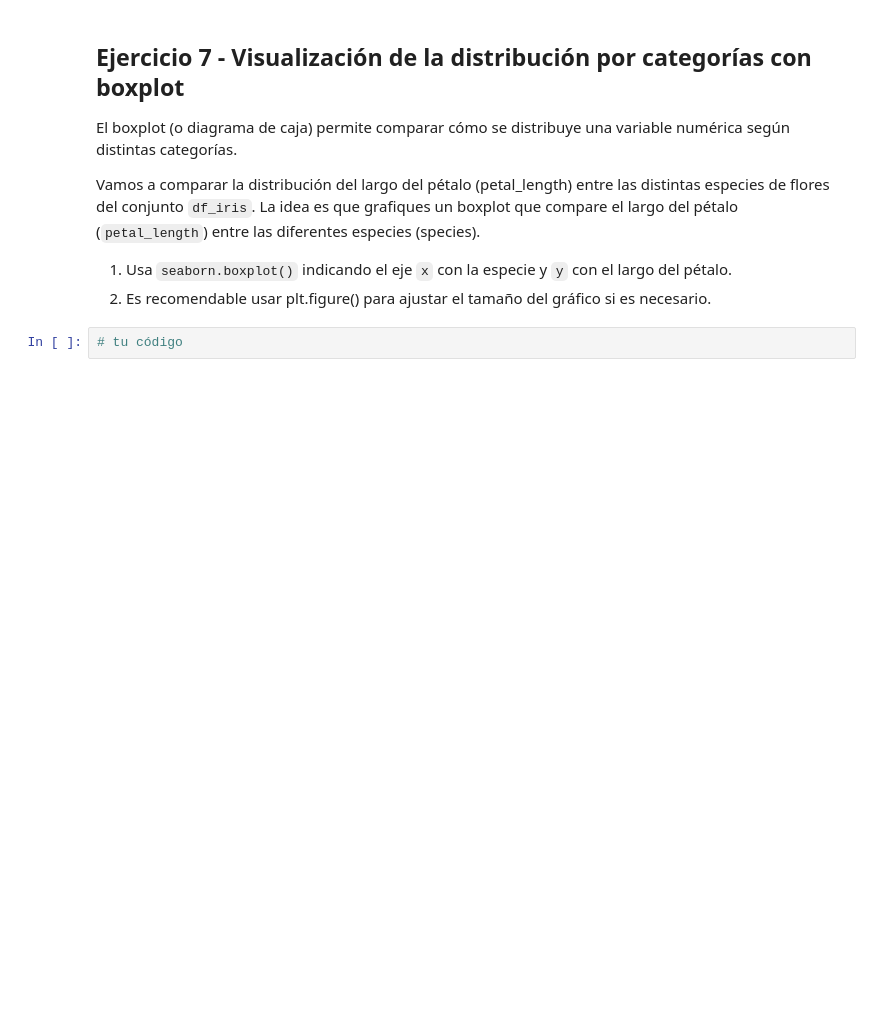
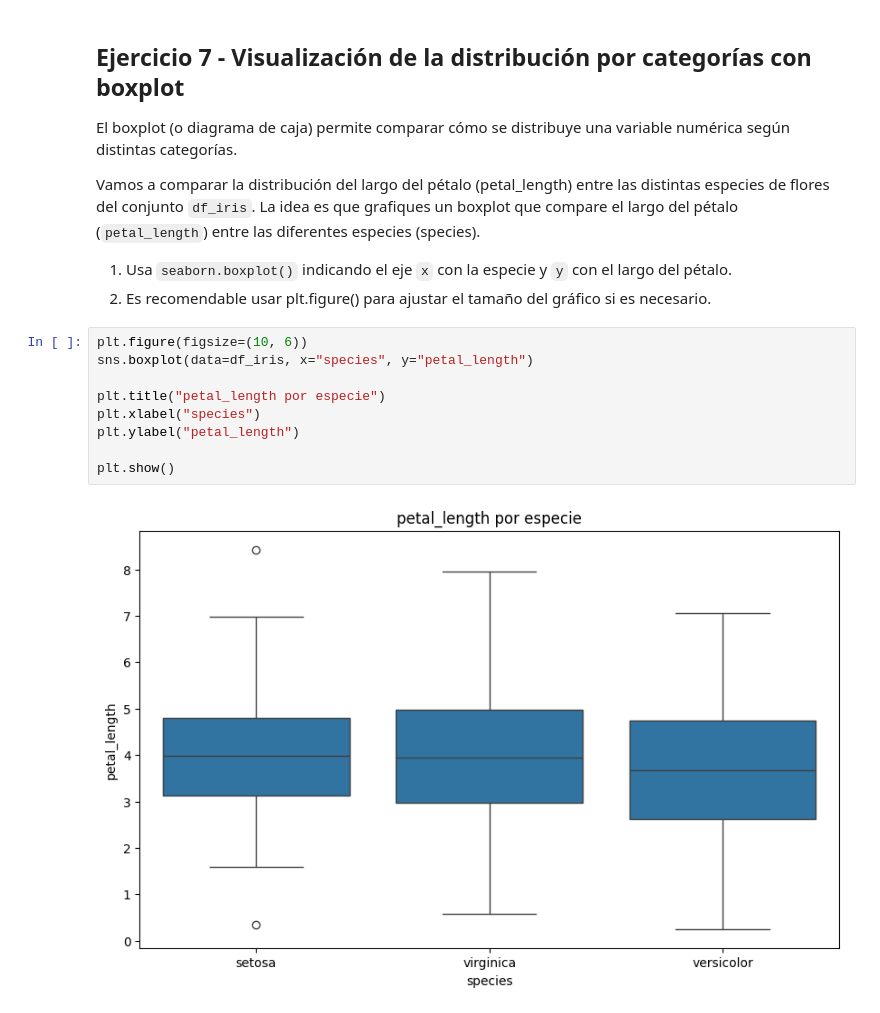
Before and after one commit to 4GeeksAcademy/diagramas, a Jupyter notebook: notebook/problems.es.ipynb, the cells around one changed output. Drawn from its saved outputs; the diff is of its cells as text; blank space fills up the shorter version.

```diff
--- a/notebook/problems.es.ipynb
+++ b/notebook/problems.es.ipynb
@@ -252,5 +297,14 @@ Vamos a comparar la distribución del largo del pétalo (petal_length) entre las
 
 1. Usa `seaborn.boxplot()` indicando el eje `x` con la especie y `y` con el largo del pétalo.
 2. Es recomendable usar plt.figure() para ajustar el tamaño del gráfico si es necesario.
-# %%
-# tu código
+# %%
+plt.figure(figsize=(10, 6))
+sns.boxplot(data=df_iris, x="species", y="petal_length")
+
+plt.title("petal_length por especie")
+plt.xlabel("species")
+plt.ylabel("petal_length")
+
+plt.show()
+# %% [output]
+[figure, added]
```
Also changed, not shown: parts of 8 cells of this notebook.
